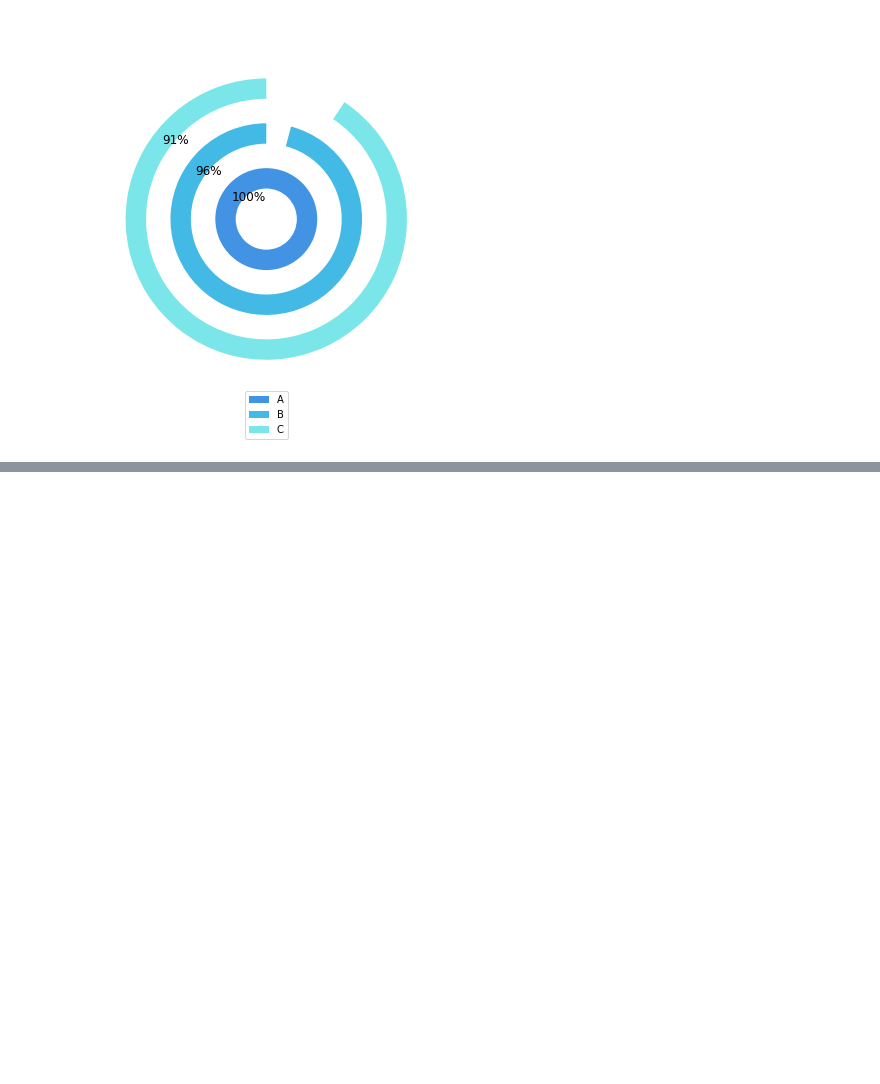
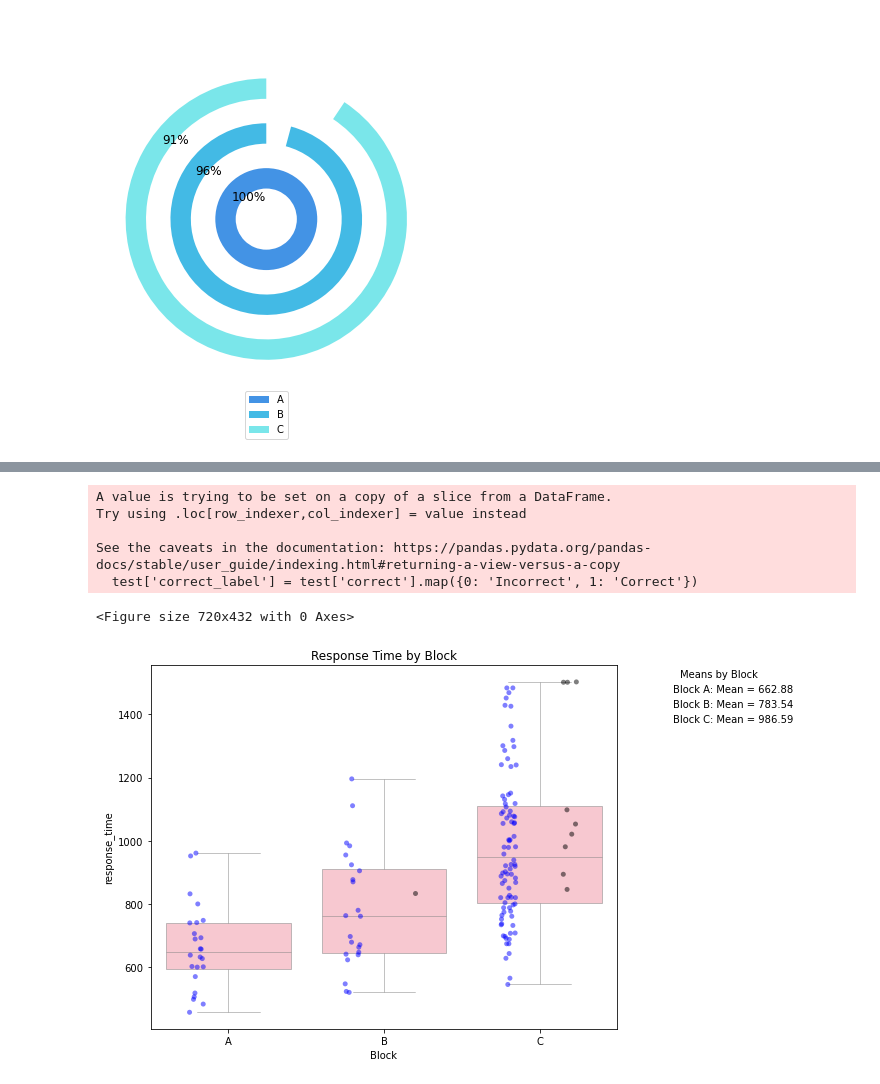
Before and after one commit to HBClab/boost-beh-NTS, a Jupyter notebook: code/NTSplots.ipynb, the cells around one changed output, grey strips where cells are left out. Saved outputs shown, nothing was run; the diff lists cells and outputs as text; code cells hidden in the pictures; blank space fills up the shorter version.

```diff
--- a/code/NTSplots.ipynb
+++ b/code/NTSplots.ipynb
@@ -5,7 +5,7 @@ import matplotlib.pyplot as plt
 import seaborn as sns
 from math import pi
 # %%
-df = pd.read_csv('/Users/zakg04/Documents/HBC Lab/BOOST/Main/test-7005/NTS/7005_NTS_A.csv')
+df = pd.read_csv('/Users/zakg04/Documents/HBC_lab/BOOST/Main/TaskLogic/data/test/test-7005/processed/NTS/7005_NTS_A.csv')
 
 test = df[df['block']=='test']
 # %%
@@ -67,0 +55,66 @@ Setting a gradient palette using color= is deprecated and will be removed in v0.
+# %%
+# create a scatter plot of response time by condition, use transparency to show density, add transparent box and whiskers
+import matplotlib.pyplot as plt
+import seaborn as sb
+import numpy as np
+import matplotlib.patches as mpatches
+
+plt.figure(figsize=(10,6))
+
+# Plot the scatterplot and box plot
+import matplotlib.pyplot as plt
+import seaborn as sb
+import numpy as np
+
+# Map the 'correct' column to more descriptive labels
+test['correct_label'] = test['correct'].map({0: 'Incorrect', 1: 'Correct'})
+
+plt.figure(figsize=(10,6))
+
+# Plot the scatterplot with hue to differentiate correct and incorrect trials
+sb.stripplot(
+    x='block_cond',
+    y='response_time',
+    data=test,
+    hue='correct_label',
+    alpha=0.5,
+    dodge=True,
+    palette={'Correct': 'blue', 'Incorrect': 'black'}
+)
+
+# Overlay the boxplot without the hue
+sb.boxplot(
+    x='block_cond',
+    y='response_time',
+    data=test,
+    whis=np.inf,
+    linewidth=0.5,
+    color='pink',
+)
+
+# Calculate the mean response time for each condition
+means = test.groupby('block_cond')['response_time'].mean()
+
+# Create labels for the legend with the mean values
+labels = [f'Block {cond}: Mean = {mean:.2f}' for cond, mean in means.items()]
+
+# Create dummy handles for the legend entries
+handles = [mpatches.Patch(color='white') for _ in labels]
+
+# Add the legend outside the plot area
+plt.legend(handles=handles, labels=labels, title='Means by Block',
+           bbox_to_anchor=(1.05, 1), loc='upper left', borderaxespad=0., frameon=False)
+plt.title('Response Time by Block')
+plt.xlabel('Block')
+# Adjust the layout to accommodate the legend
+plt.tight_layout()
+
+plt.show()
+# %% [output]
+A value is trying to be set on a copy of a slice from a DataFrame.
+Try using .loc[row_indexer,col_indexer] = value instead
+
+See the caveats in the documentation: https://pandas.pydata.org/pandas-docs/stable/user_guide/indexing.html#returning-a-view-versus-a-copy
+  test['correct_label'] = test['correct'].map({0: 'Incorrect', 1: 'Correct'})
+<Figure size 720x432 with 0 Axes>
+[figure, added]
```
Also changed, not shown: parts of 3 cells of this notebook, 2 other files.
